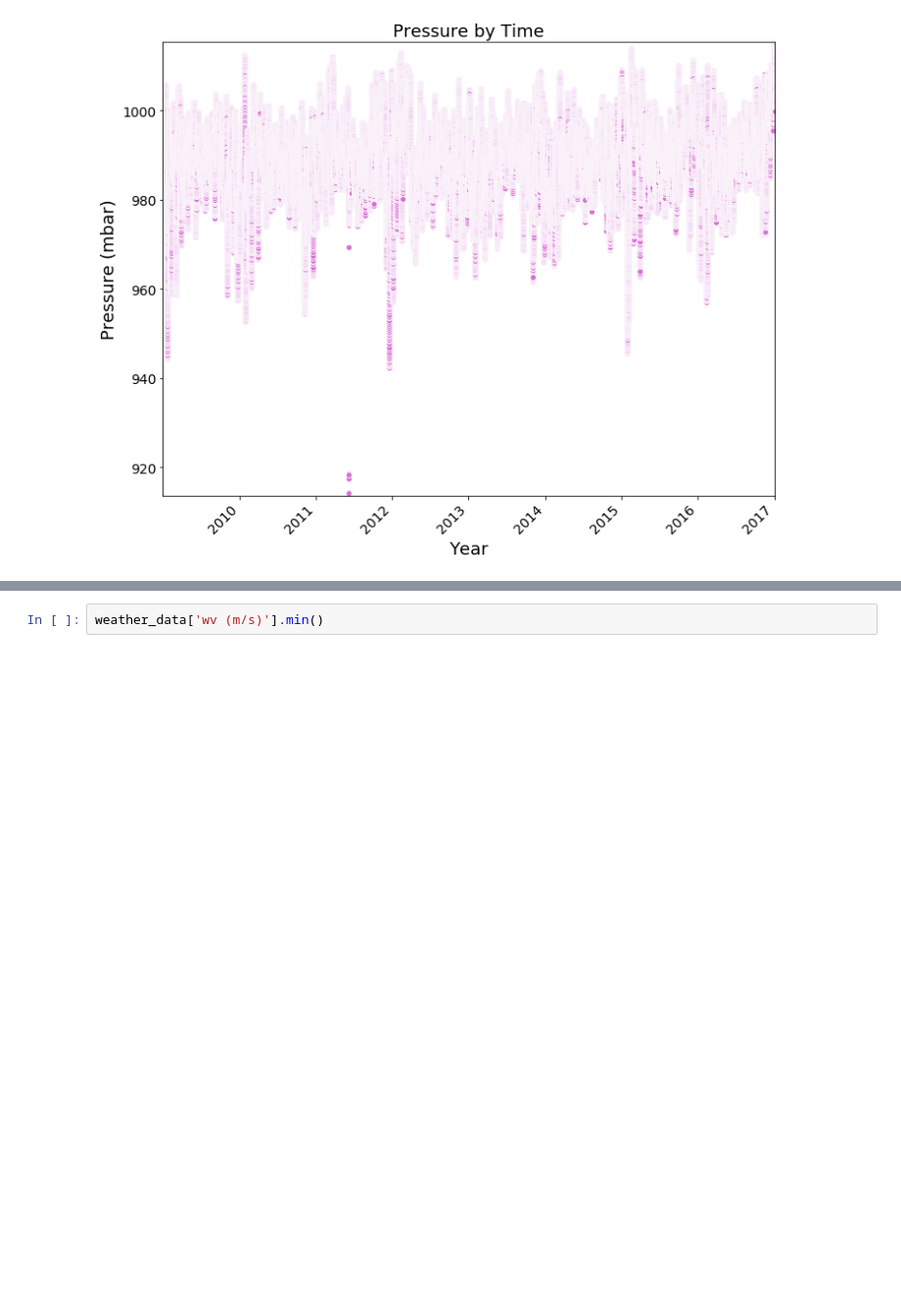
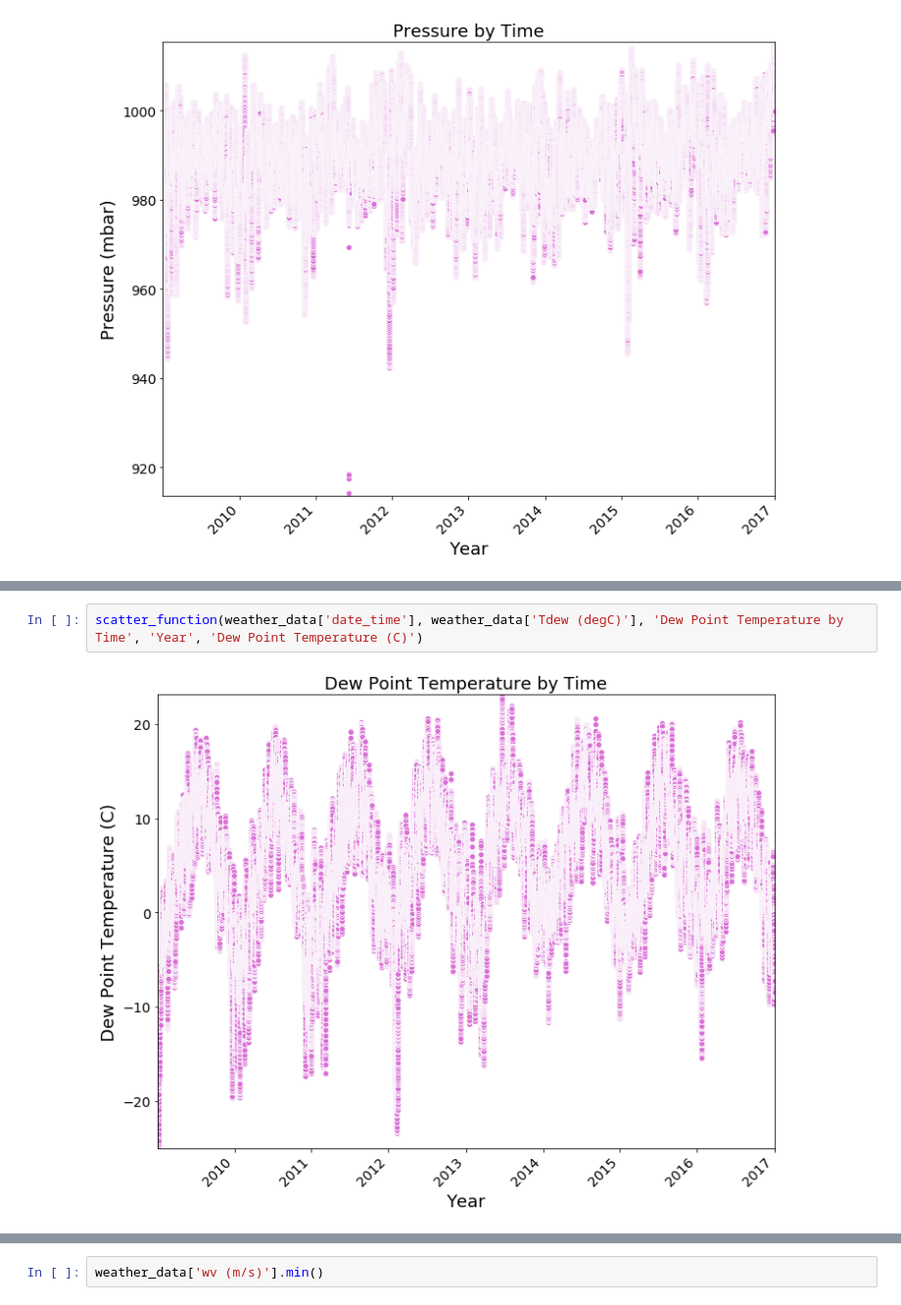
Before and after one commit to stacyshingleton/building_a_time_series_model, a Jupyter notebook: time_series.ipynb, the cells around one changed output, grey strips where cells are left out. Shown at 98% size. Drawn from its saved outputs; the diff is of its cells as text; blank space fills up the shorter version.

```diff
--- a/time_series.ipynb
+++ b/time_series.ipynb
@@ -125,0 +127,4 @@ scatter_function(weather_data['date_time'], weather_data['p (mbar)'], 'Pressure
+# %%
+scatter_function(weather_data['date_time'], weather_data['Tdew (degC)'], 'Dew Point Temperature by Time', 'Year', 'Dew Point Temperature (C)')
+# %% [output]
+[figure, added]
```
Also changed, not shown: parts of 22 cells of this notebook, 2 other files.
